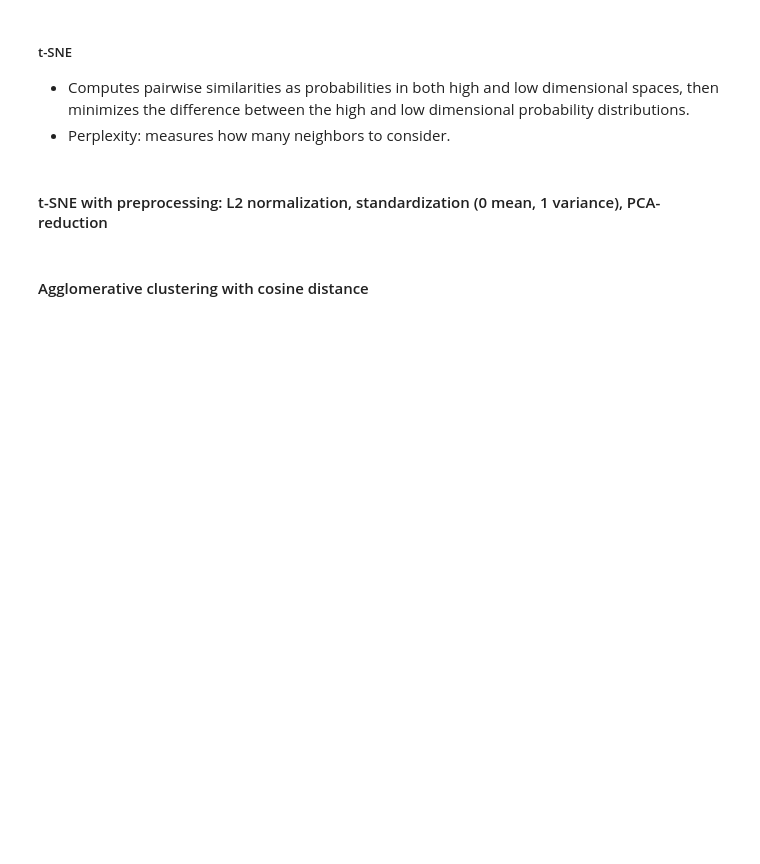
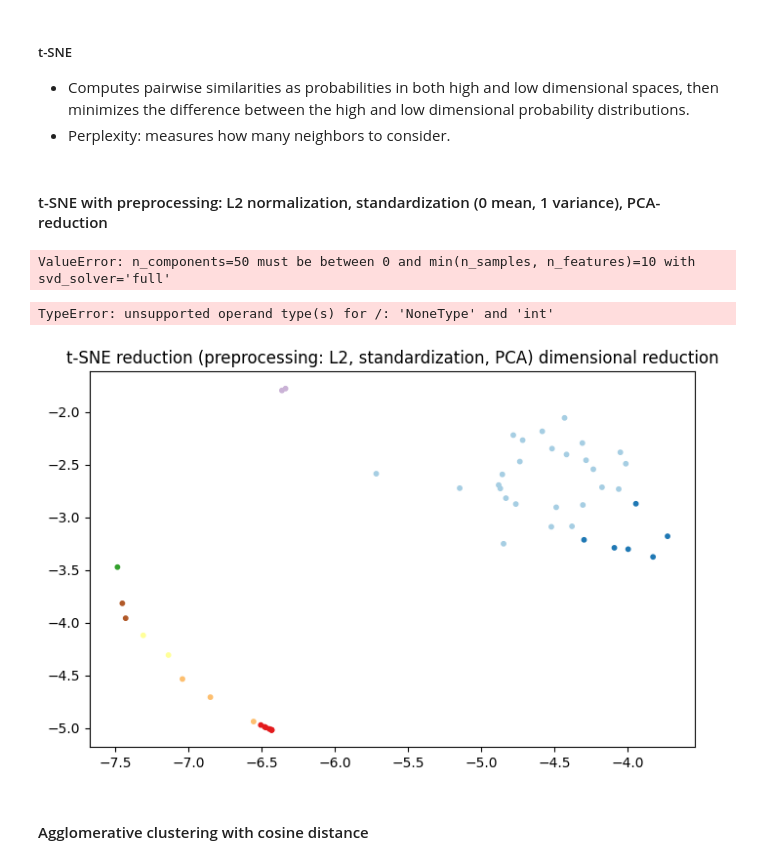
Before and after one commit to ChristerKoldLindholm/bsc-christerkl, a Jupyter notebook: data_exploration.ipynb, the cells around one changed output. Saved outputs shown, nothing was run; the diff lists cells and outputs as text; code cells hidden in the pictures; blank space fills up the shorter version.

```diff
--- a/data_exploration.ipynb
+++ b/data_exploration.ipynb
@@ -376,12 +368,12 @@ plt.show()
 #### k-means with L2 normalization
 - Approximates Euclidean distance on the unit sphere.
 # %%
-# X_l2 = normalize(X, norm="l2", axis=1)
-# batch_kmeans.fit(X_l2)
-# l2_labels = batch_kmeans.labels_
-# l2_centers = batch_kmeans.cluster_centers_
-# l2_inertia = batch_kmeans.inertia_
-# l2_silhs = silhouette_score(X_l2, l2_labels)
+X_l2 = normalize(X, norm="l2", axis=1)
+kmeans.fit(X_l2)
+l2_labels = kmeans.labels_
+l2_centers = kmeans.cluster_centers_
+l2_inertia = kmeans.inertia_
+l2_silhs = silhouette_score(X_l2, l2_labels)
 # %%
 # print(f"Inertia: {l2_inertia:.3f}")
 # print(f"Silhouette Score: {l2_silhs:.3f}")
@@ -431,22 +423,27 @@ plt.show()
 # %% [markdown]
 #### t-SNE with preprocessing: L2 normalization, standardization (0 mean, 1 variance), PCA-reduction
 # %%
-# X_std = StandardScaler(with_mean=True, with_std=True).fit_transform(X_l2)
-# tsne_pca = PCA(n_components=50, random_state=seed, svd_solver="auto")
-# X_tsne_pca = tsne_pca.fit_transform(X_std)
-# tsne = TSNE(n_components=2, init="pca", perplexity=30, random_state=seed, learning_rate="auto", max_iter=2000)
-# Z_tsne_pca = tsne.fit_transform(X_tsne_pca)
+X_std = StandardScaler(with_mean=True, with_std=True).fit_transform(X_l2)
+tsne_pca = PCA(n_components=50, random_state=seed, svd_solver="auto")
+X_tsne_pca = tsne_pca.fit_transform(X_std)
+tsne = TSNE(n_components=2, init="pca", perplexity=30, random_state=seed, learning_rate="auto", max_iter=2000)
+Z_tsne_pca = tsne.fit_transform(X_tsne_pca)
+# %% [output]
+ValueError: n_components=50 must be between 0 and min(n_samples, n_features)=10 with svd_solver='full'
 # %%
-# fig, ax = plt.subplots(figsize=(8, 5))
+fig, ax = plt.subplots(figsize=(8, 5))
 
-# ax.scatter(Z_tsne_pca[:, 0], Z_tsne_pca[:, 1], cmap=cmap, c=kbm_labels, s=10, alpha=1, label="Data points")
+ax.scatter(Z_tsne_pca[:, 0], Z_tsne_pca[:, 1], cmap=cmap, c=l1_labels, s=10, alpha=1, label="Data points")
 
-# ax.set_title("t-SNE reduction (preprocessing: L2, standardization, PCA) dimensional reduction")
+ax.set_title("t-SNE reduction (preprocessing: L2, standardization, PCA) dimensional reduction")
 
-# plt.savefig(fname=graph_path / f"tsne_pca_standard_{int(max_pts/1000)}k.png", dpi=300)
+plt.savefig(fname=graph_path / f"tsne_pca_standard_{int(max_points/1000)}k.png", dpi=300)
 
-# ax.legend()
-# plt.show()
+ax.legend()
+plt.show()
+# %% [output]
+TypeError: unsupported operand type(s) for /: 'NoneType' and 'int'
+[figure, added]
 # %% [markdown]
 #### Agglomerative clustering with cosine distance
 # %%
```
Also changed, not shown: parts of 16 cells of this notebook, 29 other files.
